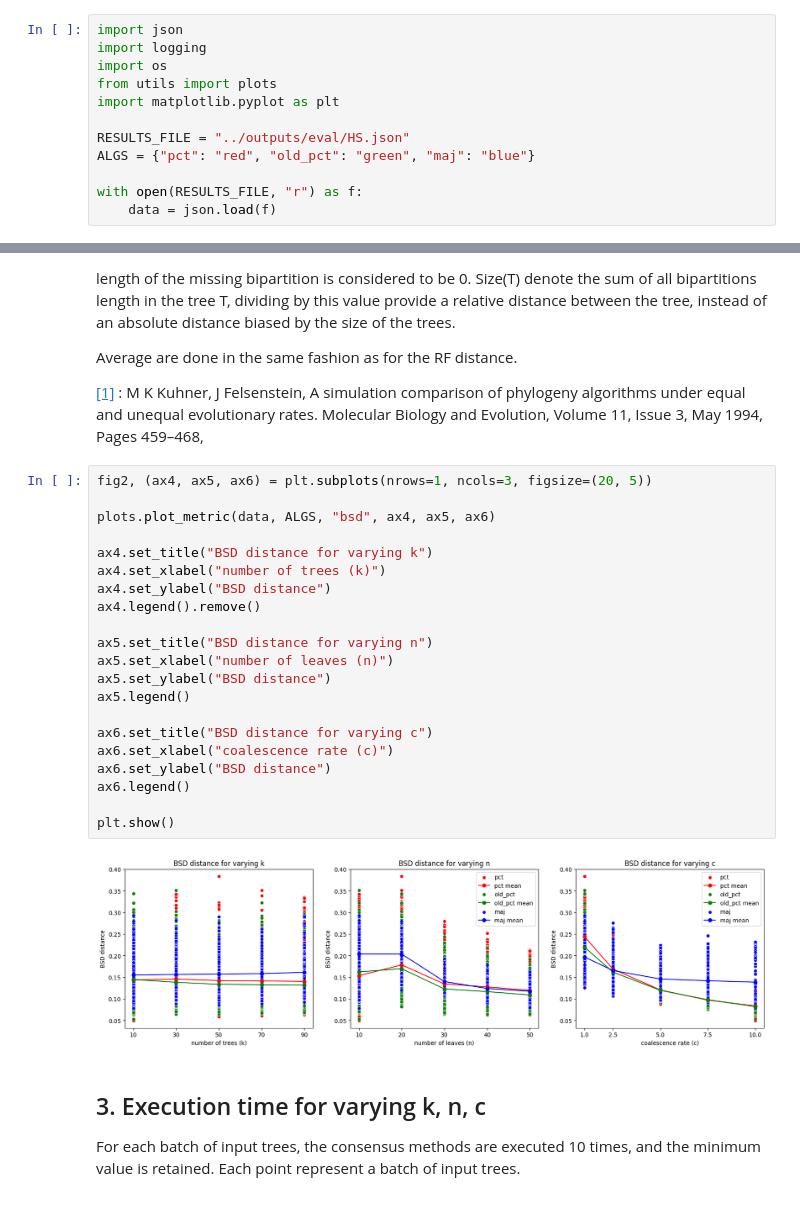
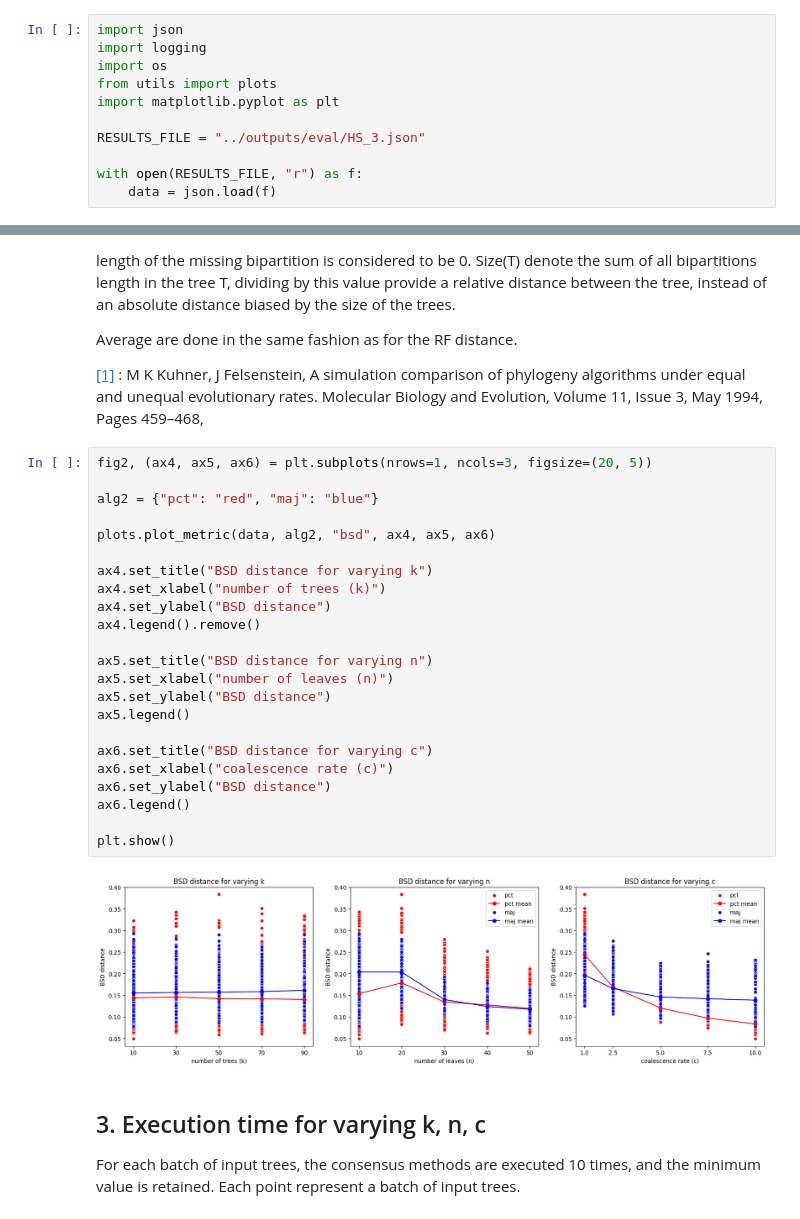
Before and after one commit to tahiri-lab/PrismTree, a Jupyter notebook: src/analysis.ipynb, the cells around one changed output, grey strips where cells are left out. Cells and saved outputs as stored; diff of their text form.

```diff
--- a/src/analysis.ipynb
+++ b/src/analysis.ipynb
@@ -16,8 +16,7 @@ import os
 from utils import plots
 import matplotlib.pyplot as plt
 
-RESULTS_FILE = "../outputs/eval/HS.json"
-ALGS = {"pct": "red", "old_pct": "green", "maj": "blue"}
+RESULTS_FILE = "../outputs/eval/HS_3.json"
 
 with open(RESULTS_FILE, "r") as f:
     data = json.load(f)
@@ -65,26 +65,28 @@ Average are done in the same fashion as for the RF distance.
 # %%
 fig2, (ax4, ax5, ax6) = plt.subplots(nrows=1, ncols=3, figsize=(20, 5))
 
-plots.plot_metric(data, ALGS, "bsd", ax4, ax5, ax6)
+alg2 = {"pct": "red", "maj": "blue"}
+
+plots.plot_metric(data, alg2, "bsd", ax4, ax5, ax6)
 
 ax4.set_title("BSD distance for varying k")
 ax4.set_xlabel("number of trees (k)")
 ax4.set_ylabel("BSD distance")
 ax4.legend().remove()
 
 ax5.set_title("BSD distance for varying n")
 ax5.set_xlabel("number of leaves (n)")
 ax5.set_ylabel("BSD distance")
 ax5.legend()
 
 ax6.set_title("BSD distance for varying c")
 ax6.set_xlabel("coalescence rate (c)")
 ax6.set_ylabel("BSD distance")
 ax6.legend()
 
 plt.show()
 # %% [output]
-[figure, old version]
+[figure, new version]
 # %% [markdown]
 ## 3. Execution time for varying k, n, c
 
```
Also changed, not shown: parts of 2 cells of this notebook, 6 other files.
